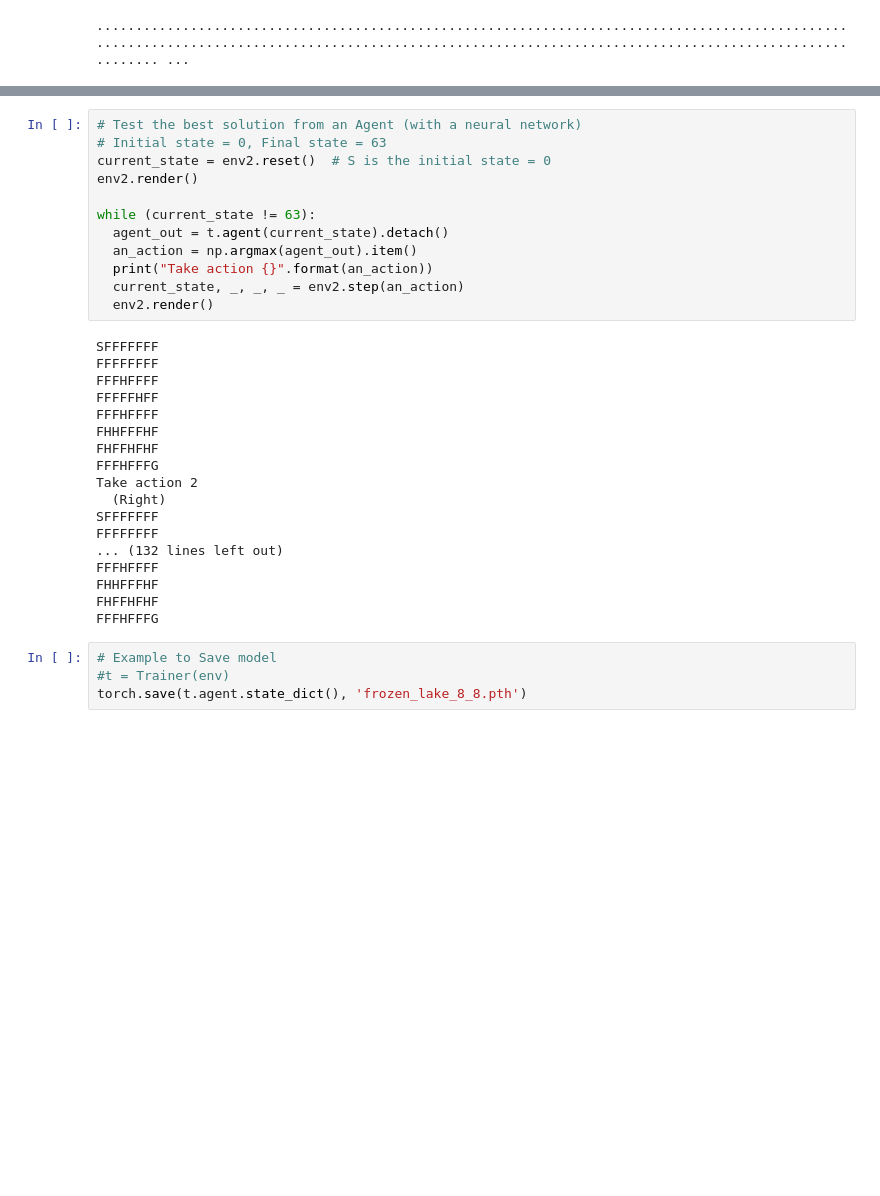
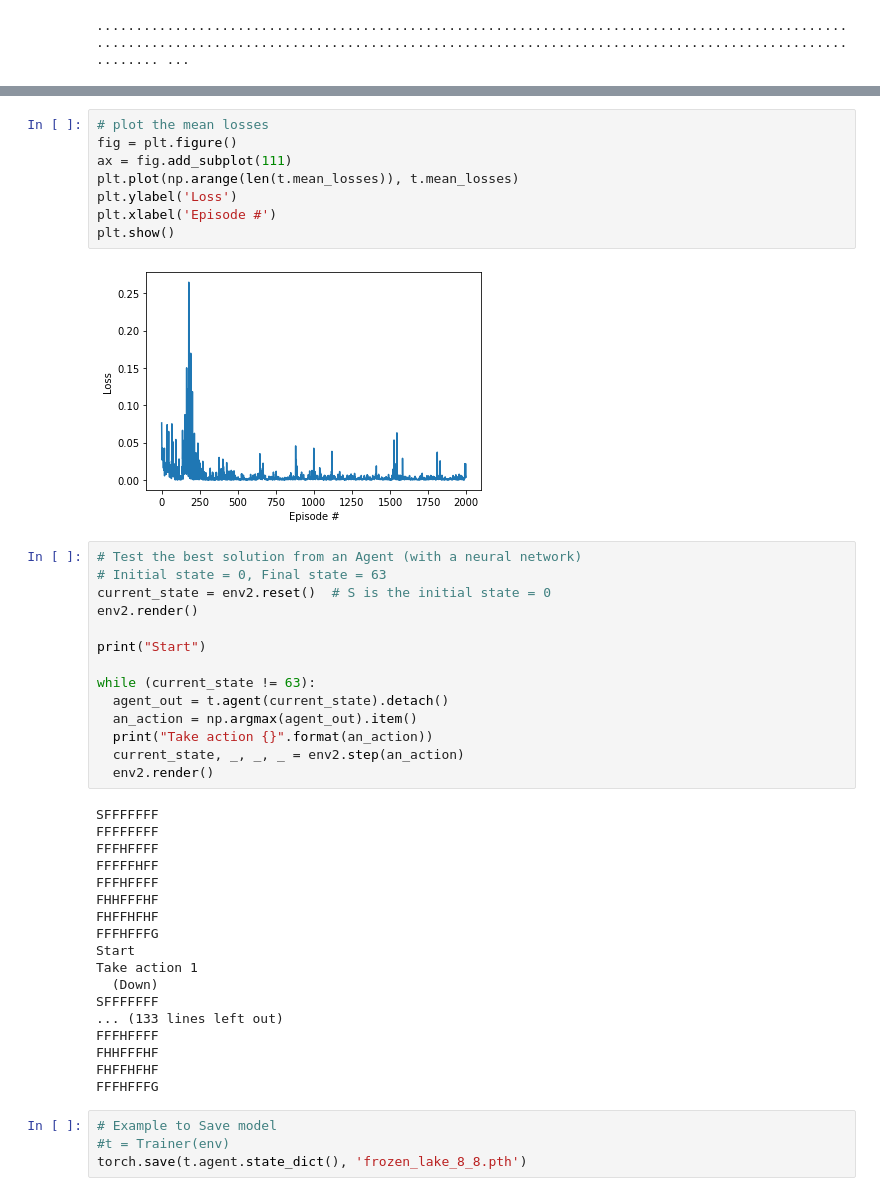
Before and after one commit to lequievre/pybullet_tests, a Jupyter notebook: tests_rl/test_dqn_frozen_lake.ipynb, the cells around one changed output, grey strips where cells are left out. Drawn from its saved outputs; the diff is of its cells as text; blank space fills up the shorter version.

```diff
--- a/tests_rl/test_dqn_frozen_lake.ipynb
+++ b/tests_rl/test_dqn_frozen_lake.ipynb
@@ -230,8 +298,20 @@ t.train(2000)
+# %%
+# plot the mean losses
+fig = plt.figure()
+ax = fig.add_subplot(111)
+plt.plot(np.arange(len(t.mean_losses)), t.mean_losses)
+plt.ylabel('Loss')
+plt.xlabel('Episode #')
+plt.show()
+# %% [output]
+[figure, added]
 # %%
 # Test the best solution from an Agent (with a neural network)
 # Initial state = 0, Final state = 63
 current_state = env2.reset()  # S is the initial state = 0
 env2.render()
+
+print("Start")
 
 while (current_state != 63):
   agent_out = t.agent(current_state).detach()
@@ -248,11 +328,11 @@ FFFHFFFF
 FHHFFFHF
 FHFFHFHF
 FFFHFFFG
-Take action 2
-  (Right)
+Start
+Take action 1
+  (Down)
 SFFFFFFF
-FFFFFFFF
-... (132 lines left out)
+... (133 lines left out)
 FFFHFFFF
 FHHFFFHF
 FHFFHFHF
```
Also changed, not shown: parts of 9 cells of this notebook.
